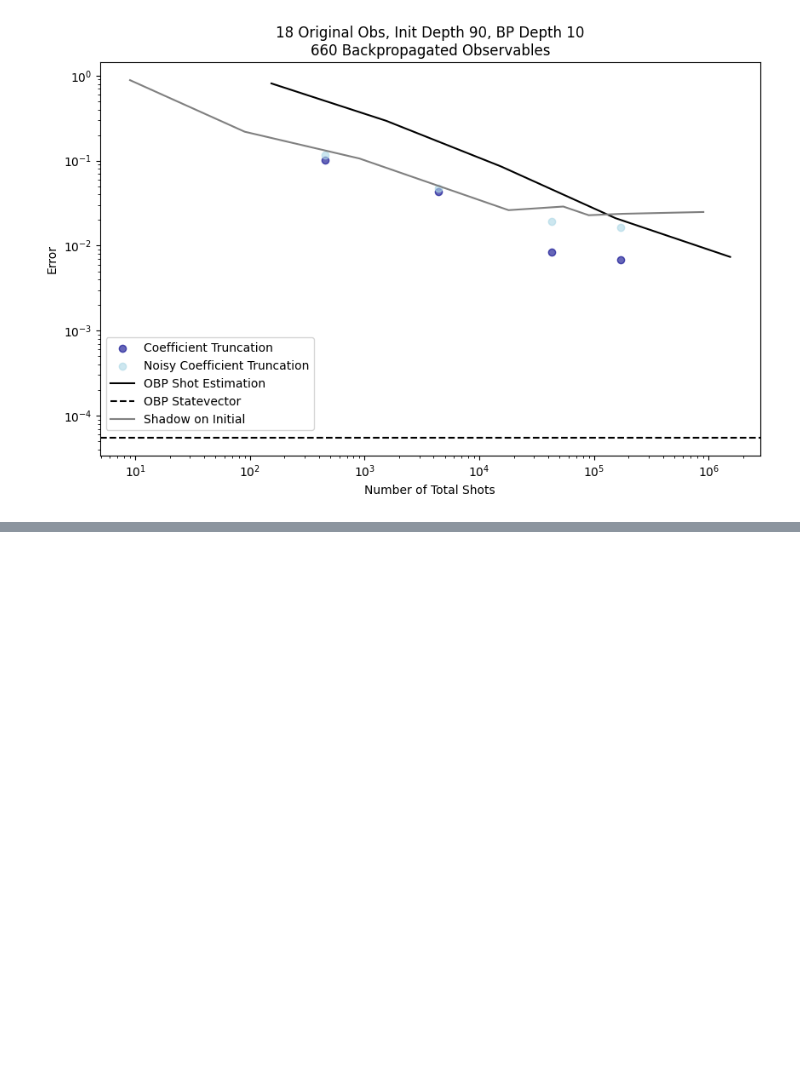
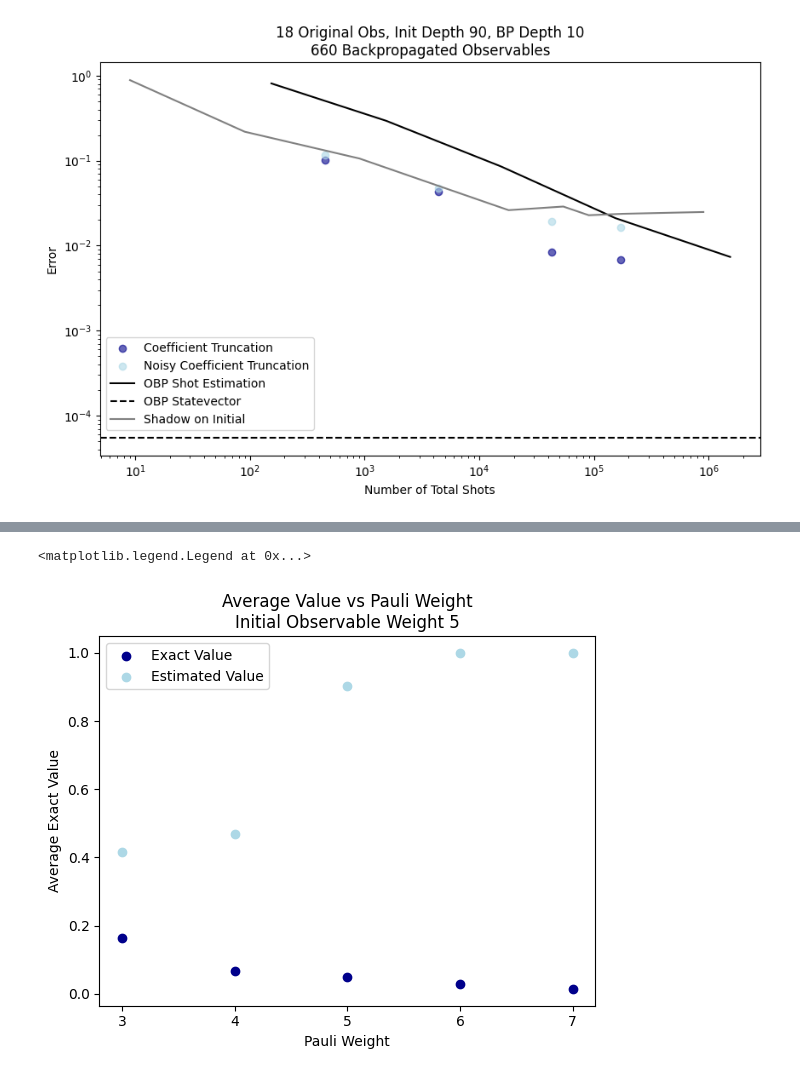
Before and after one commit to kdough01/qiskit-addon-obp, a Jupyter notebook: qiskit_addon_obp/analysis/init90_bp10.ipynb, the cells around one changed output, grey strips where cells are left out. Cells and saved outputs as stored; diff of their text form; code cells hidden in the pictures; blank space fills up the shorter version.

Commit message:
data files and commented code

```diff
--- a/qiskit_addon_obp/analysis/init90_bp10.ipynb
+++ b/qiskit_addon_obp/analysis/init90_bp10.ipynb
@@ -312,0 +369,34 @@ for idx in gb_obp.index[crossings]:
+# %%
+noisy_data_path = os.path.abspath(os.path.join(os.getcwd(), '..', 'data_noisy'))
+test = pd.read_pickle(f'{noisy_data_path}/test.pkl')
+
+xyestimate = {}
+xyexact = {}
+xycount = {}
+
+for d in test['obs_shad_dict'][0]:
+
+    if len([x for x in d['obs'] if x != 'I']) not in xyexact:
+        xyexact[len([x for x in d['obs'] if x != 'I'])] = abs(d['exact'])
+        xyestimate[len([x for x in d['obs'] if x != 'I'])] = abs(d['estimate'])
+        xycount[len([x for x in d['obs'] if x != 'I'])] = 1
+    else:
+        xyexact[len([x for x in d['obs'] if x != 'I'])] += abs(d['exact'])
+        xyestimate[len([x for x in d['obs'] if x != 'I'])] += abs(d['estimate'])
+        xycount[len([x for x in d['obs'] if x != 'I'])] += 1
+
+for k in xyexact:
+    xyexact[k] = xyexact[k] / xycount[k]
+    xyestimate[k] = xyestimate[k] / xycount[k]
+
+plt.scatter(xyexact.keys(), xyexact.values(), color='darkblue', label='Exact Value')
+plt.scatter(xyestimate.keys(), xyestimate.values(), color='lightblue', label='Estimated Value')
+
+plt.xlabel('Pauli Weight')
+plt.ylabel('Average Exact Value')
+plt.xticks([3, 4, 5, 6, 7])
+plt.title('Average Value vs Pauli Weight\nInitial Observable Weight 5')
+plt.legend()
+# %% [output]
+<matplotlib.legend.Legend at 0x...>
+[figure, added]
```
Also changed, not shown: parts of 5 cells of this notebook, 10 other files.
